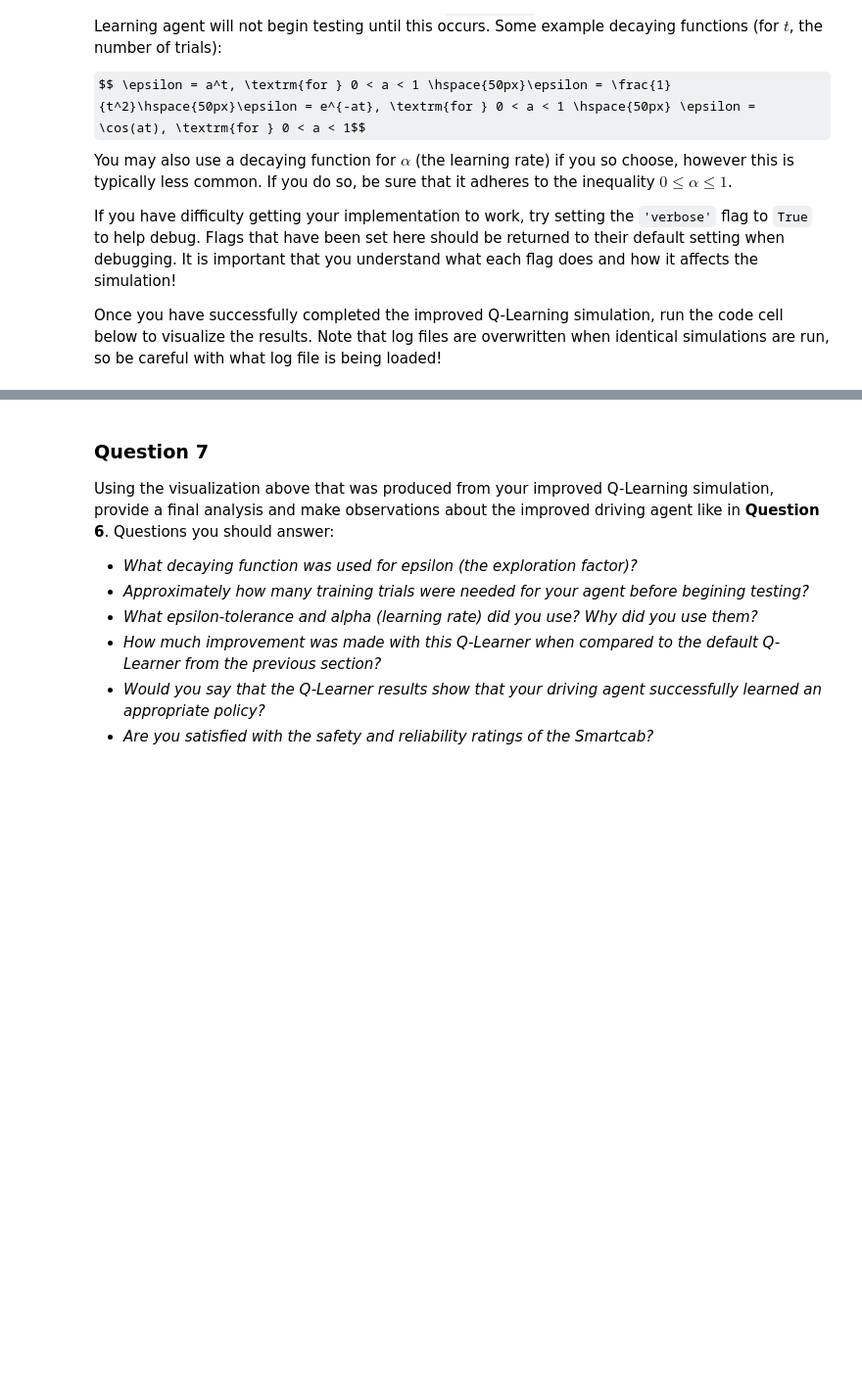
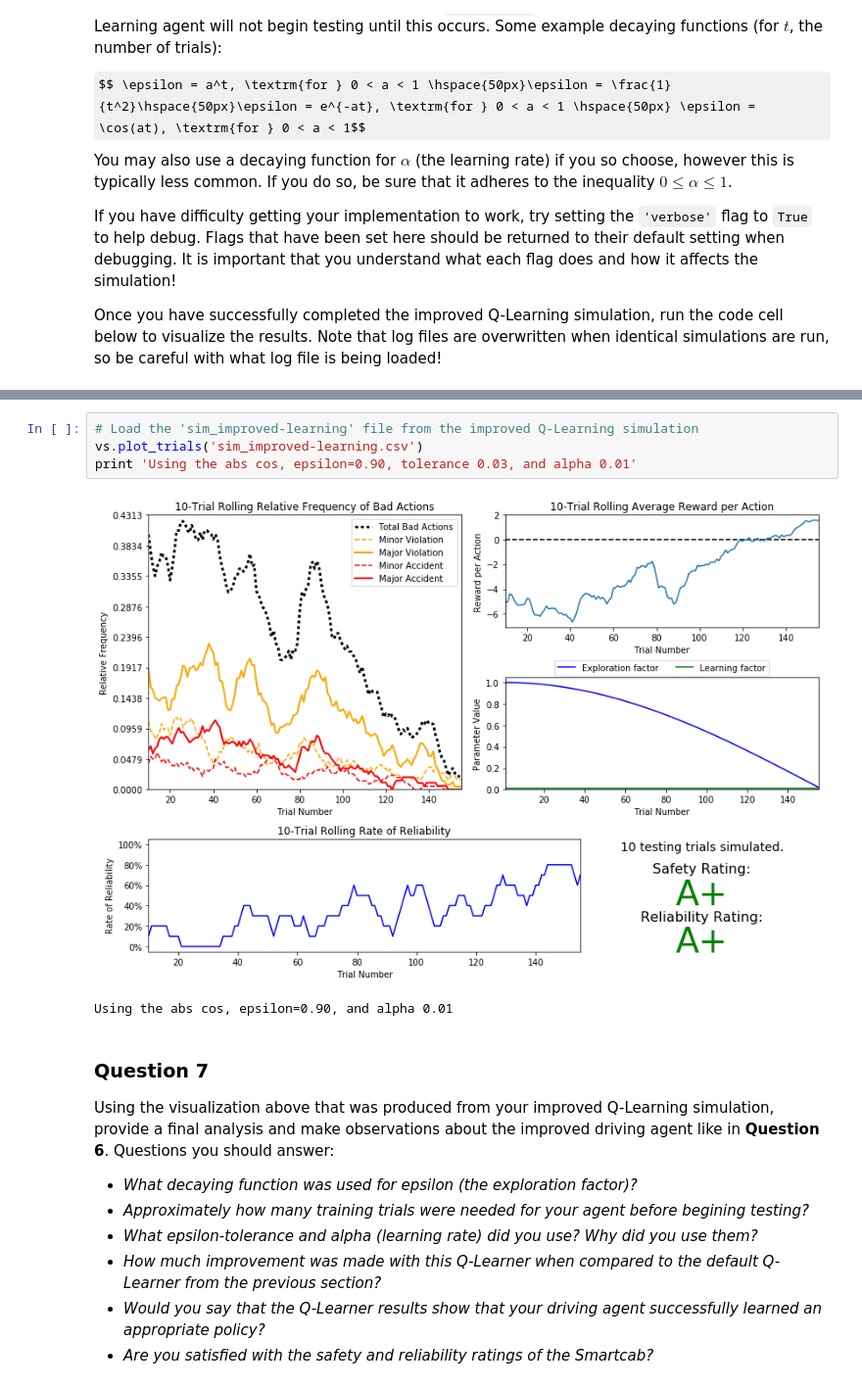
Before and after one commit to nggih/udacity, a Jupyter notebook: machine-learning/projects/smartcab/smartcab.ipynb, the cells around one changed output, grey strips where cells are left out. Shown at 98% size. Drawn from its saved outputs; the diff is of its cells as text; some formulas as TeX source; blank space fills up the shorter version.

```diff
--- a/machine-learning/projects/smartcab/smartcab.ipynb
+++ b/machine-learning/projects/smartcab/smartcab.ipynb
@@ -270,3 +295,10 @@ vs.plot_trials('sim_improved-learning.csv')
+# %%
+# Load the 'sim_improved-learning' file from the improved Q-Learning simulation
+vs.plot_trials('sim_improved-learning.csv')
+print 'Using the abs cos, epsilon=0.90, tolerance 0.03, and alpha 0.01'
+# %% [output]
+[figure, added]
+Using the abs cos, epsilon=0.90, and alpha 0.01
 # %% [markdown]
 ### Question 7
 Using the visualization above that was produced from your improved Q-Learning simulation, provide a final analysis and make observations about the improved driving agent like in **Question 6**. Questions you should answer:
```
Also changed, not shown: parts of 15 cells of this notebook.
